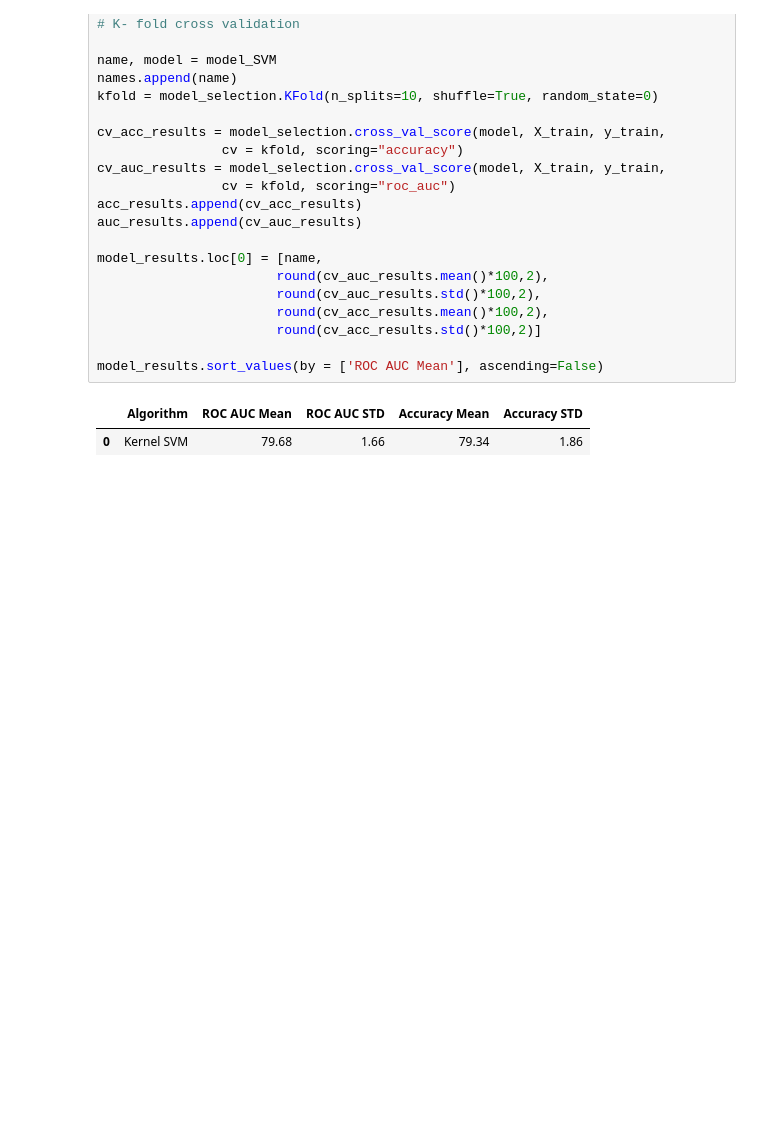
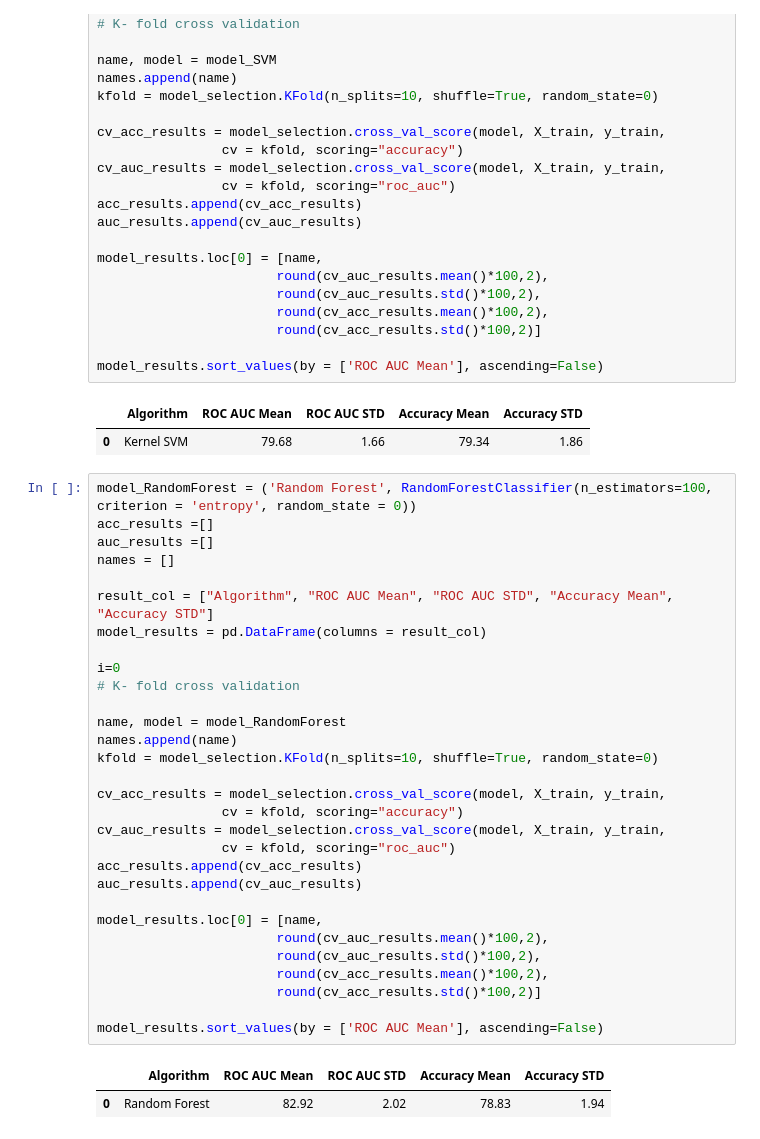
Before and after one commit to Akshay9597/Telecom_Customer_Churn, a Jupyter notebook: customer_churn_analysis.ipynb, the cells around one changed output. Drawn from its saved outputs; the diff is of its cells as text; blank space fills up the shorter version.

Commit message:
random forest classifier added

```diff
--- a/customer_churn_analysis.ipynb
+++ b/customer_churn_analysis.ipynb
@@ -375,3 +376,36 @@ model_results.sort_values(by = ['ROC AUC Mean'], ascending=False)
 # %% [output]
 |  | Algorithm | ROC AUC Mean | ROC AUC STD | Accuracy Mean | Accuracy STD |
 | 0 | Kernel SVM | 79.68 | 1.66 | 79.34 | 1.86 |
+# %%
+model_RandomForest = ('Random Forest', RandomForestClassifier(n_estimators=100, criterion = 'entropy', random_state = 0))
+acc_results =[]
+auc_results =[]
+names = []
+
+result_col = ["Algorithm", "ROC AUC Mean", "ROC AUC STD", "Accuracy Mean", "Accuracy STD"]
+model_results = pd.DataFrame(columns = result_col)
+
+i=0
+# K- fold cross validation
+
+name, model = model_RandomForest
+names.append(name)
+kfold = model_selection.KFold(n_splits=10, shuffle=True, random_state=0)
+
+cv_acc_results = model_selection.cross_val_score(model, X_train, y_train,
+                cv = kfold, scoring="accuracy")
+cv_auc_results = model_selection.cross_val_score(model, X_train, y_train,
+                cv = kfold, scoring="roc_auc")
+acc_results.append(cv_acc_results)
+auc_results.append(cv_auc_results)
+
+model_results.loc[0] = [name,
+                       round(cv_auc_results.mean()*100,2),
+                       round(cv_auc_results.std()*100,2),
+                       round(cv_acc_results.mean()*100,2),
+                       round(cv_acc_results.std()*100,2)]
+
+model_results.sort_values(by = ['ROC AUC Mean'], ascending=False)
+# %% [output]
+|  | Algorithm | ROC AUC Mean | ROC AUC STD | Accuracy Mean | Accuracy STD |
+| 0 | Random Forest | 82.92 | 2.02 | 78.83 | 1.94 |
```
Also changed, not shown: parts of 7 cells of this notebook.
